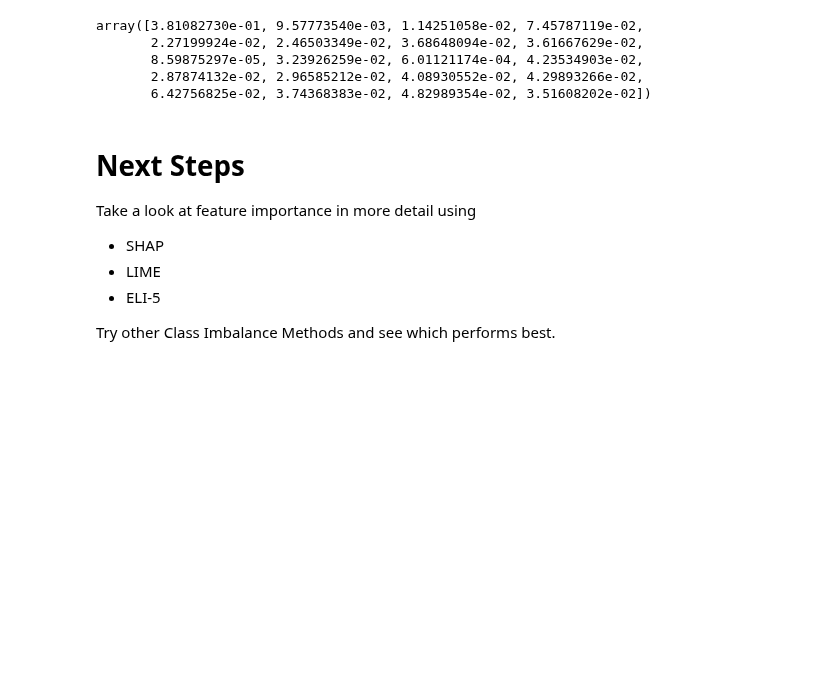
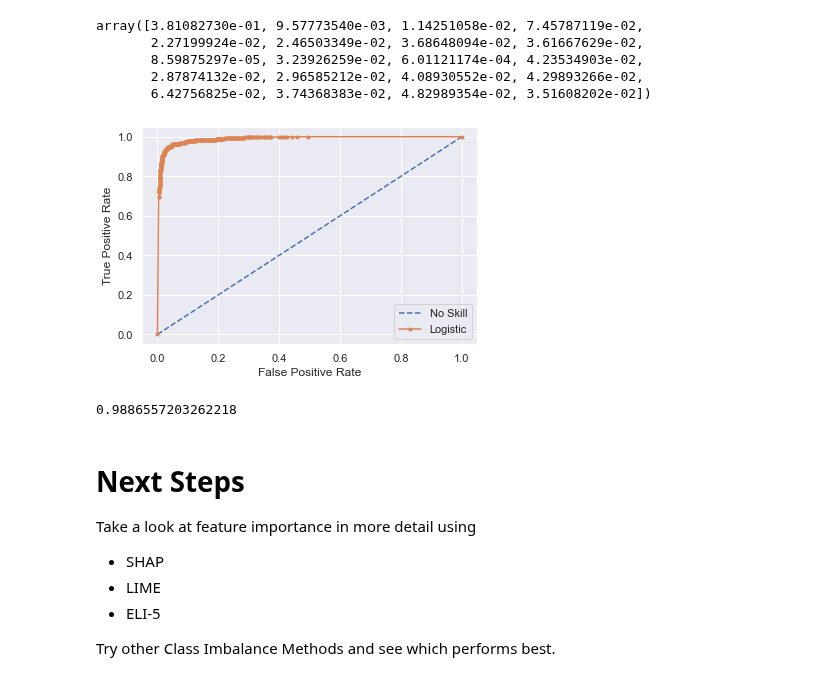
Before and after one commit to Harsh-2420/kaggle, a Jupyter notebook: Stroke Prediction/stroke-analysis.ipynb, the cells around one changed output. Drawn from its saved outputs; the diff is of its cells as text; code cells hidden in the pictures; blank space fills up the shorter version.

Commit message:
roc_auc scores and plot

```diff
--- a/Stroke Prediction/stroke-analysis.ipynb
+++ b/Stroke Prediction/stroke-analysis.ipynb
@@ -529,6 +548,36 @@ array([3.81082730e-01, 9.57773540e-03, 1.14251058e-02, 7.45787119e-02,
        8.59875297e-05, 3.23926259e-02, 6.01121174e-04, 4.23534903e-02,
        2.87874132e-02, 2.96585212e-02, 4.08930552e-02, 4.29893266e-02,
        6.42756825e-02, 3.74368383e-02, 4.82989354e-02, 3.51608202e-02])
+# %%
+from sklearn.metrics import roc_curve
+from sklearn.metrics import roc_auc_score
+from sklearn.metrics import precision_recall_curve
+
+
+ns_probs = [0 for _ in range(len(y_test_smote))]
+lr_probs = rf.predict_proba(X_test_smote)
+lr_probs = lr_probs[:, 1]
+ns_auc = roc_auc_score(y_test_smote, ns_probs)
+lr_auc = roc_auc_score(y_test_smote, lr_probs)
+
+ns_fpr, ns_tpr, _ = roc_curve(y_test_smote, ns_probs)
+lr_fpr, lr_tpr, _ = roc_curve(y_test_smote, lr_probs)
+
+plt.plot(ns_fpr, ns_tpr, linestyle='--', label='No Skill')
+plt.plot(lr_fpr, lr_tpr, marker='.', label='Logistic')
+# axis labels
+plt.xlabel('False Positive Rate')
+plt.ylabel('True Positive Rate')
+# show the legend
+plt.legend()
+# show the plot
+plt.show()
+# y_scores = rf.predict_proba(X_train_smote)[:,1]
+# precisions, recalls, thresholds = precision_recall_curve(y_train_smote, y_scores)
+print(lr_auc)
+# %% [output]
+[figure, added]
+0.9886557203262218
 # %% [markdown]
 # Next Steps
 
```
Also changed, not shown: parts of 13 cells of this notebook, 8 other files.
